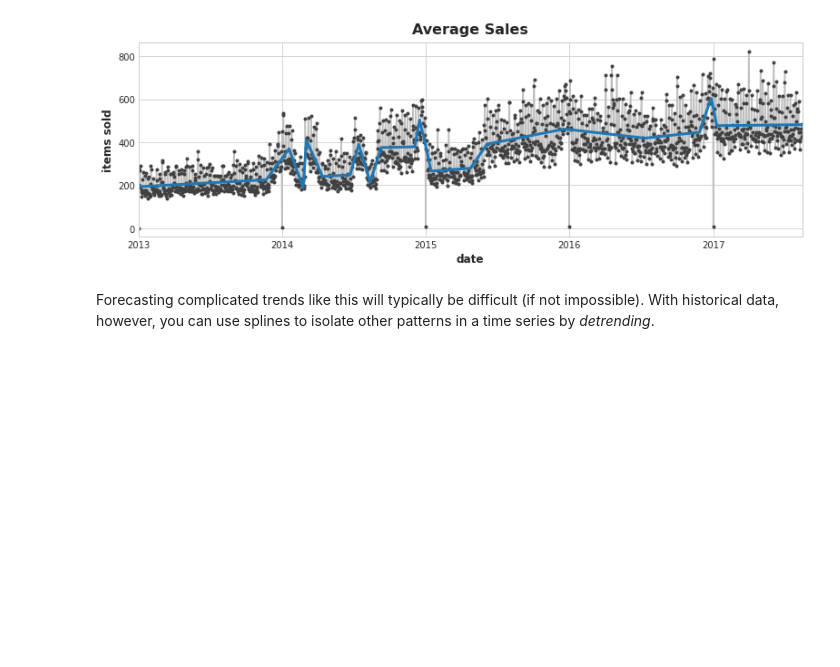
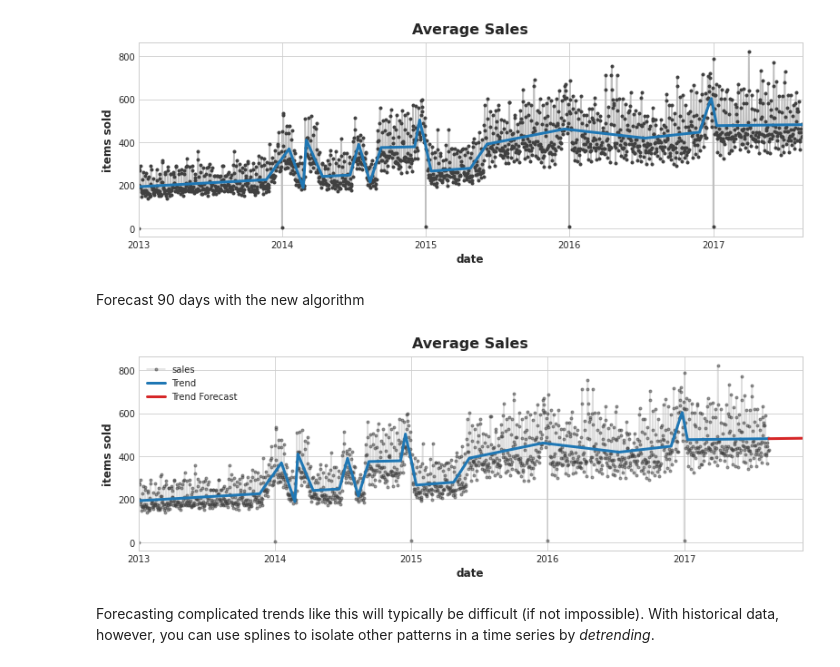
Before and after one commit to TomPham97/Kaggle-machine-learning, a Jupyter notebook: exercise-trend.ipynb, the cells around one changed output. Cells and saved outputs as stored; diff of their text form; code cells hidden in the pictures; blank space fills up the shorter version.

Commit message:
Kaggle Notebook | Exercise: Trend | Version 2

```diff
--- a/exercise-trend.ipynb
+++ b/exercise-trend.ipynb
@@ -235,6 +235,30 @@ ax = y.plot(**plot_params, title="Average Sales", ylabel="items sold")
 ax = y_pred.plot(ax=ax, linewidth=3, label="Trend")
 # %% [output]
 [figure]
+# %% [markdown]
+Forecast 90 days with the new algorithm
+# %%
+from pyearth import Earth
+from statsmodels.tsa.deterministic import DeterministicProcess
+
+# Target and features are the same as before
+y = average_sales.copy()
+dp = DeterministicProcess(index=y.index, order=1)
+X = dp.in_sample()
+
+# Fit a MARS model with `Earth`
+model = Earth()
+model.fit(X, y)
+
+X_fore = dp.out_of_sample(steps=90)
+y_fore = pd.Series(model.predict(X_fore), index=X_fore.index)
+
+ax = y.plot(**plot_params, alpha=0.5, title="Average Sales", ylabel="items sold")
+ax = y_pred.plot(ax=ax, linewidth=3, label="Trend", color='C0')
+ax = y_fore.plot(ax=ax, linewidth=3, label="Trend Forecast", color='C3')
+ax.legend();
+# %% [output]
+[figure, added]
 # %% [markdown]
 Forecasting complicated trends like this will typically be difficult (if not impossible). With historical data, however, you can use splines to isolate other patterns in a time series by *detrending*.
 # %%
```
